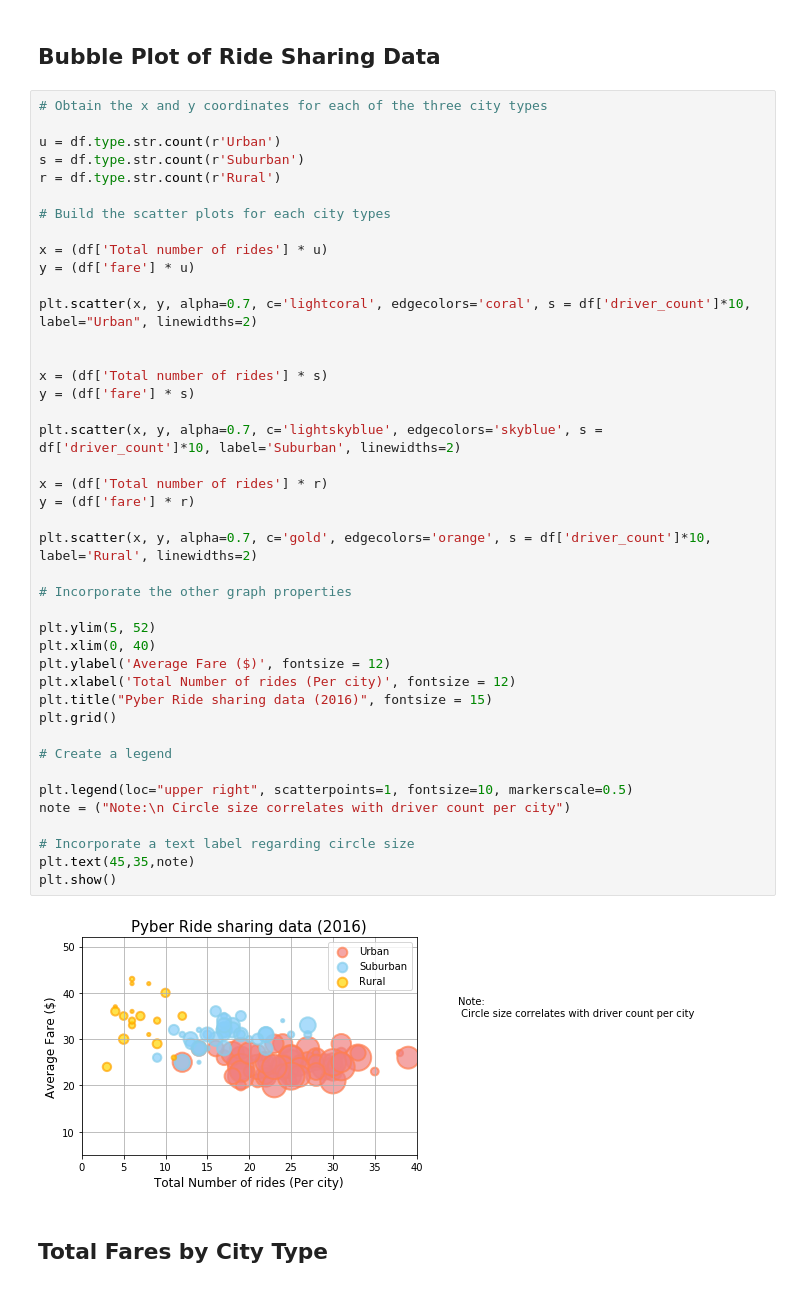
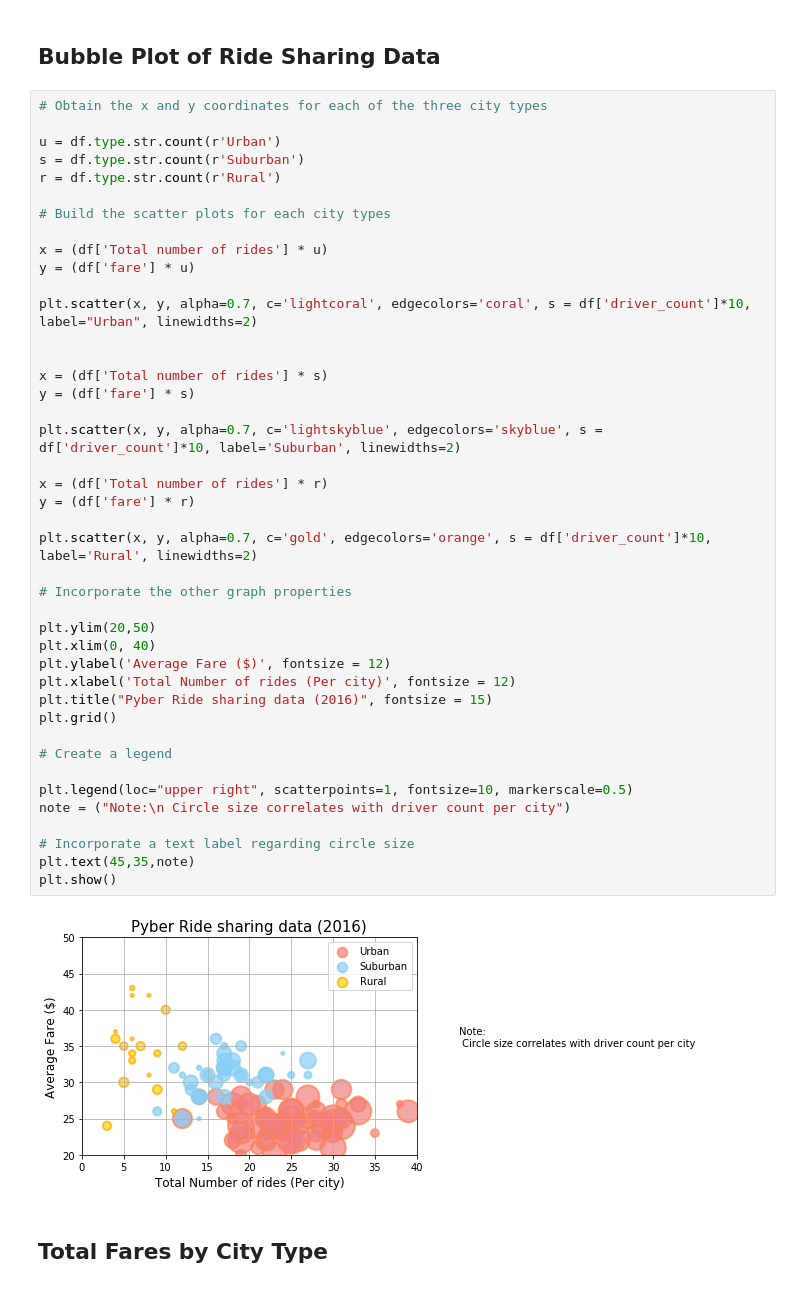
Before and after one commit to KingZaon/MatPlot_Homework, a Jupyter notebook: New folder/pyber_data.ipynb, the cells around one changed output. Saved outputs shown, nothing was run; the diff lists cells and outputs as text.

```diff
--- a/New folder/pyber_data.ipynb
+++ b/New folder/pyber_data.ipynb
@@ -105,35 +105,35 @@ y = (df['fare'] * u)
 plt.scatter(x, y, alpha=0.7, c='lightcoral', edgecolors='coral', s = df['driver_count']*10, label="Urban", linewidths=2)
 
 
 x = (df['Total number of rides'] * s)
 y = (df['fare'] * s)
 
 plt.scatter(x, y, alpha=0.7, c='lightskyblue', edgecolors='skyblue', s = df['driver_count']*10, label='Suburban', linewidths=2)
 
 x = (df['Total number of rides'] * r)
 y = (df['fare'] * r)
 
 plt.scatter(x, y, alpha=0.7, c='gold', edgecolors='orange', s = df['driver_count']*10, label='Rural', linewidths=2)
 
 # Incorporate the other graph properties
 
-plt.ylim(5, 52)
+plt.ylim(20,50)
 plt.xlim(0, 40)
 plt.ylabel('Average Fare ($)', fontsize = 12)
 plt.xlabel('Total Number of rides (Per city)', fontsize = 12)
 plt.title("Pyber Ride sharing data (2016)", fontsize = 15)
 plt.grid()
 
 # Create a legend
 
 plt.legend(loc="upper right", scatterpoints=1, fontsize=10, markerscale=0.5)
 note = ("Note:\n Circle size correlates with driver count per city")
 
 # Incorporate a text label regarding circle size
 plt.text(45,35,note)
 plt.show()
 # %% [output]
-[figure, old version]
+[figure, new version]
 # %% [markdown]
 ## Total Fares by City Type
 # %%
```
